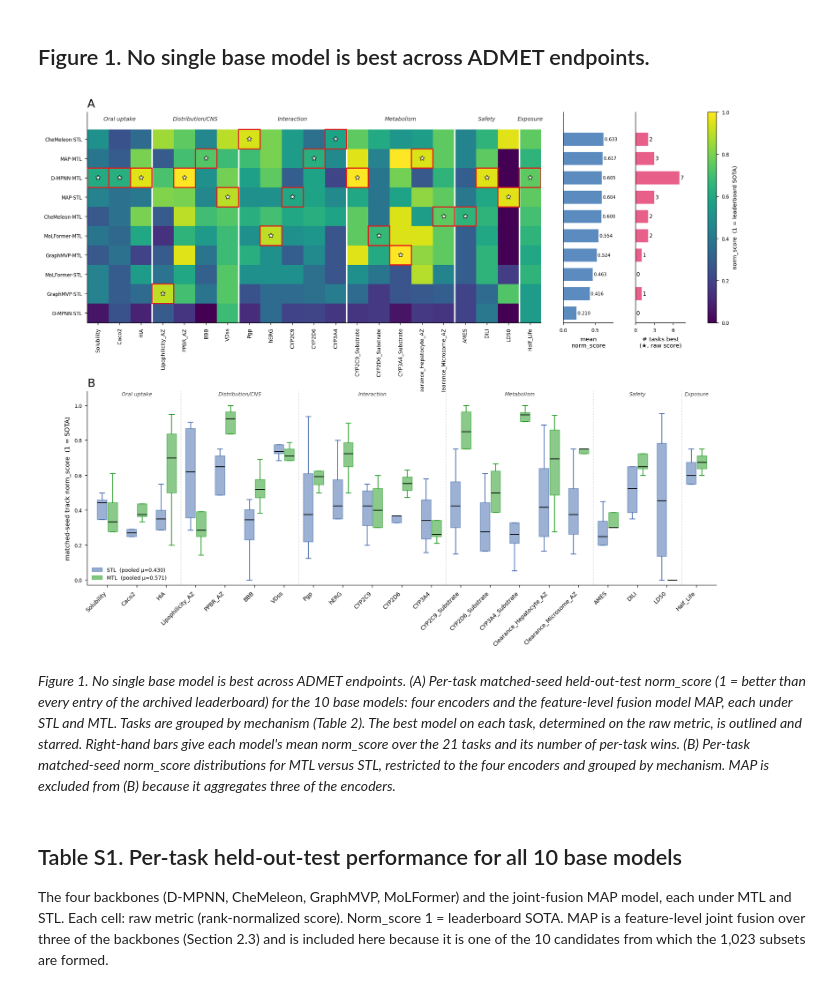
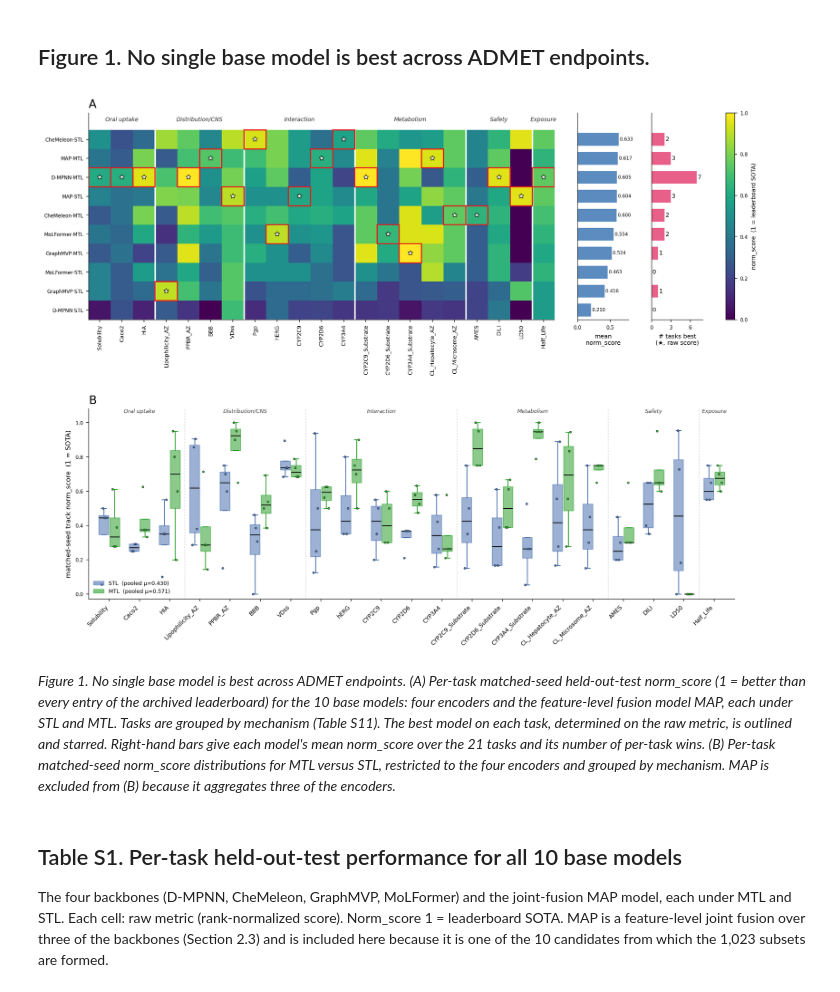
Before and after one commit to namutechteam/Tetra-Fuse, a Jupyter notebook: notebooks/31_complementarity.ipynb, the cells around one changed output. Cells and saved outputs as stored; diff of their text form; code cells hidden in the pictures.

```diff
--- a/notebooks/31_complementarity.ipynb
+++ b/notebooks/31_complementarity.ipynb
@@ -390,7 +390,7 @@ def leaderboard_long():
 def table_t1(meta):
     """per-backbone per-task raw+norm on the WITHIN-SEED (matched-seed) basis: each seed is
     scored separately, the five raw scores are averaged, and that mean is normalized once (identical
-    basis to Figure 1a / Table 4). meta = {task:{group,n}}. norm rounded to 3 decimals."""
+    basis to Figure 1a / Table 3). meta = {task:{group,n}}. norm rounded to 3 decimals."""
     BB = ["mtl_dmpnn","mtl_chemeleon","mtl_graphmvp","mtl_molformer",
           "stl_dmpnn","stl_chemeleon","stl_graphmvp","stl_molformer"]
     raw = {b: pertask_raw([b], True)  for b in BB}
@@ -458,8 +458,8 @@ def table_t4():
         def _n(x, nd=3):  # int for exact 0/1 (match hardcoded schema), else float rounded to nd
             return int(x) if float(x).is_integer() else round(float(x), nd)
         rows.append({"task":task, "metric":met,
-                     "within_score":round(ws,6), "within_std":round(ws_std,6), "within_norm":_n(norm_pct(ws,task),3), "within_rank":rank_of(ws,task),
-                     "cross_score":round(cs,6),  "cross_norm":_n(norm_pct(cs,task),3),  "cross_rank":rank_of(cs,task)})
+                     "within_score":round(ws,6), "within_std":round(ws_std,6), "within_norm":float(norm_pct(ws,task)), "within_rank":rank_of(ws,task),
+                     "cross_score":round(cs,6),  "cross_norm":float(norm_pct(cs,task)),  "cross_rank":rank_of(cs,task)})
     return rows
 
 # ---- Figure-1 within-seed solo + per-task (predictions basis) ----
@@ -605,7 +605,7 @@ SHORT = {"Solubility_AqSolDB":"Solubility","Caco2_Wang":"Caco2","HIA_Hou":"HIA",
  "PPBR_AZ":"PPBR_AZ","BBB_Martins":"BBB","VDss_Lombardo":"VDss","Pgp_Broccatelli":"Pgp","hERG":"hERG",
  "CYP2C9_Veith":"CYP2C9","CYP2D6_Veith":"CYP2D6","CYP3A4_Veith":"CYP3A4","CYP2C9_Substrate_CarbonMangels":"CYP2C9_Substrate",
  "CYP2D6_Substrate_CarbonMangels":"CYP2D6_Substrate","CYP3A4_Substrate_CarbonMangels":"CYP3A4_Substrate",
- "Clearance_Hepatocyte_AZ":"Clearance_Hepatocyte_AZ","Clearance_Microsome_AZ":"Clearance_Microsome_AZ",
+ "Clearance_Hepatocyte_AZ":"CL_Hepatocyte_AZ","Clearance_Microsome_AZ":"CL_Microsome_AZ",
  "AMES":"AMES","DILI":"DILI","LD50_Zhu":"LD50","Half_Life_Obach":"Half_Life"}
 FINAL5 = {"mtl_dmpnn","mtl_molformer","stl_chemeleon","stl_graphmvp","stl_map"}
 STLc,MTLc = "#4c72b0","#2ca02c"
@@ -631,7 +631,7 @@ avg_norm  = np.array([solo[m] for m in row_models])                    # per-mod
 ntask_best= best_mask.sum(axis=1)                                      # per-model # tasks best
 n_rows, n_cols = Mmat.shape
 
-# ---- panel b data: per-task STL vs MTL norm (boxplots, no raw points) ----
+# ---- panel b data: per-task STL vs MTL norm (boxplots with the four encoder values as points) ----
 bb = ["dmpnn","chemeleon","graphmvp","molformer"]
 stl_by_task = [[pt[t]["stl_"+b] for b in bb] for t in task_order]
 mtl_by_task = [[pt[t]["mtl_"+b] for b in bb] for t in task_order]
@@ -639,7 +639,7 @@ stl_all = np.array([v for r in stl_by_task for v in r]); mtl_all = np.array([v f
 
 plt.close('all')
 fig = plt.figure(figsize=(14.0,10.6))
-outer = GridSpec(2,1,height_ratios=[1.0,0.92],hspace=0.34)
+outer = GridSpec(2,1,height_ratios=[1.0,0.92],hspace=0.45)
 # --- panel a: heatmap + two side bars ---
 gsA = outer[0].subgridspec(1,4,width_ratios=[n_cols,2.3,2.3,0.4],wspace=0.16)
 axH = fig.add_subplot(gsA[0]); axV = fig.add_subplot(gsA[1]); axN = fig.add_subplot(gsA[2]); axC = fig.add_subplot(gsA[3])
@@ -671,37 +671,42 @@ axV.set_xlabel("mean\nnorm_score", fontsize=7.3)
 
 axN.barh(y, ntask_best, color="#e8608a", height=0.7, edgecolor="white")
 for yi,v in zip(y,ntask_best): axN.text(v+0.12,yi,str(int(v)),va="center",ha="left",fontsize=6.8)
 axN.set_ylim(n_rows-0.5,-1.4); axN.set_yticks([]); axN.set_xlim(0,ntask_best.max()+0.9); axN.set_xticks([0,3,6])
 axN.set_xlabel("# tasks best\n(\u2605, raw score)", fontsize=7.3)
 cb=fig.colorbar(im, cax=axC)
 cb.set_label("norm_score  (1 = leaderboard SOTA)", fontsize=7)
 
-# --- panel b: MTL vs STL per-task boxplots (no raw points) ---
+# --- panel b: MTL vs STL per-task boxplots with points ---
 axB = fig.add_subplot(outer[1])
 n=len(task_order); xpos=np.arange(n); w=0.36
 bpS=axB.boxplot(stl_by_task,positions=xpos-w/2,widths=w*0.9,patch_artist=True,showfliers=False,medianprops=dict(color="black",lw=1))
 bpM=axB.boxplot(mtl_by_task,positions=xpos+w/2,widths=w*0.9,patch_artist=True,showfliers=False,medianprops=dict(color="black",lw=1))
 for b in bpS["boxes"]: b.set(facecolor=STLc,alpha=0.55,edgecolor=STLc)
 for b in bpM["boxes"]: b.set(facecolor=MTLc,alpha=0.55,edgecolor=MTLc)
 for bp,cc in [(bpS,STLc),(bpM,MTLc)]:
     for wk in bp["whiskers"]: wk.set(color=cc)
     for cap in bp["caps"]: cap.set(color=cc)
+
+_jit = np.linspace(-0.07, 0.07, len(bb))   # the four encoder values of each box, shown as points
+for i in range(n):
+    axB.scatter(xpos[i]-w/2+_jit, stl_by_task[i], s=6, color=STLc, edgecolor="black", linewidth=0.3, zorder=3)
+    axB.scatter(xpos[i]+w/2+_jit, mtl_by_task[i], s=6, color=MTLc, edgecolor="black", linewidth=0.3, zorder=3)
 axB.set_xticks(xpos); axB.set_xticklabels([SHORT[t] for t in task_order],rotation=45,ha="right",fontsize=7)
 axB.set_ylabel("matched-seed track norm_score  (1 = SOTA)"); axB.set_ylim(-0.03,1.08)
 axB.set_title("B", fontsize=14)
 # axB.set_title("b  MTL vs STL: neither wins every task",loc="left",fontweight="bold",fontsize=9)
 axB.legend(handles=[Patch(color=STLc,alpha=0.6,label=f"STL  (pooled \u03bc={stl_all.mean():.3f})"),Patch(color=MTLc,alpha=0.6,label=f"MTL  (pooled \u03bc={mtl_all.mean():.3f})")],loc="lower left",fontsize=6.5,frameon=False)
 acc=0
 for gname,tasks in GROUPS.items():
     st,en=acc,acc+len(tasks); acc=en
     if st>0: axB.axvline(st-0.5,color="grey",ls=":",lw=0.6,alpha=0.6)
     axB.text((st+en-1)/2,1.05,gname,ha="center",va="bottom",fontsize=6.5,style="italic",color="#444")
 fig.savefig(os.path.join(OUTDIR,"figure1.png"), dpi=300, bbox_inches="tight")
 plt.show()
 # %% [output]
-[figure, old version]
+[figure, new version]
 # %% [markdown]
-*Figure 1. No single base model is best across ADMET endpoints. (A) Per-task matched-seed held-out-test norm_score (1 = better than every entry of the archived leaderboard) for the 10 base models: four encoders and the feature-level fusion model MAP, each under STL and MTL. Tasks are grouped by mechanism (Table 2). The best model on each task, determined on the raw metric, is outlined and starred. Right-hand bars give each model's mean norm_score over the 21 tasks and its number of per-task wins. (B) Per-task matched-seed norm_score distributions for MTL versus STL, restricted to the four encoders and grouped by mechanism. MAP is excluded from (B) because it aggregates three of the encoders.*
+*Figure 1. No single base model is best across ADMET endpoints. (A) Per-task matched-seed held-out-test norm_score (1 = better than every entry of the archived leaderboard) for the 10 base models: four encoders and the feature-level fusion model MAP, each under STL and MTL. Tasks are grouped by mechanism (Table S11). The best model on each task, determined on the raw metric, is outlined and starred. Right-hand bars give each model's mean norm_score over the 21 tasks and its number of per-task wins. (B) Per-task matched-seed norm_score distributions for MTL versus STL, restricted to the four encoders and grouped by mechanism. MAP is excluded from (B) because it aggregates three of the encoders.*
 # %% [markdown]
 ## Table S1. Per-task held-out-test performance for all 10 base models
 
```
Also changed, not shown: parts of 1 cell of this notebook, 40 other files.
